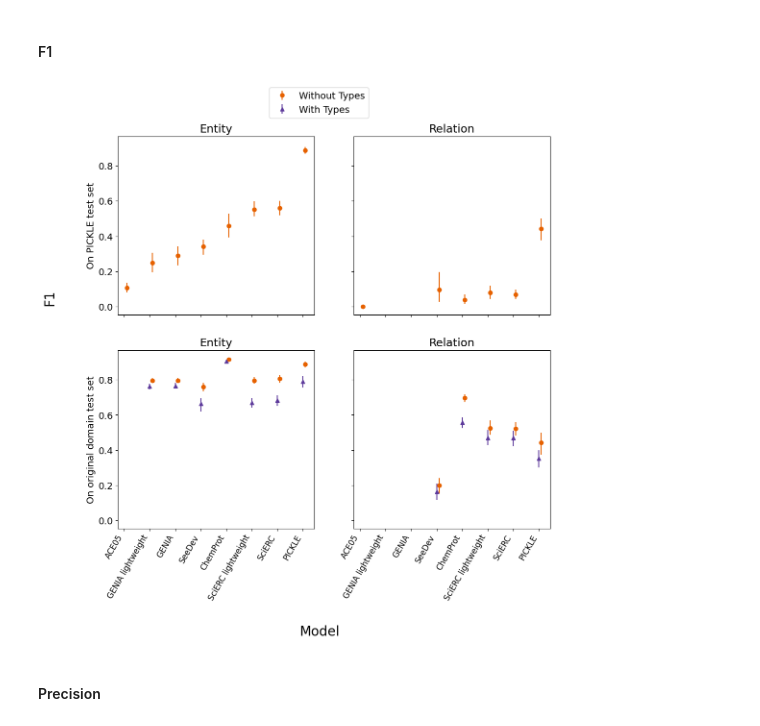
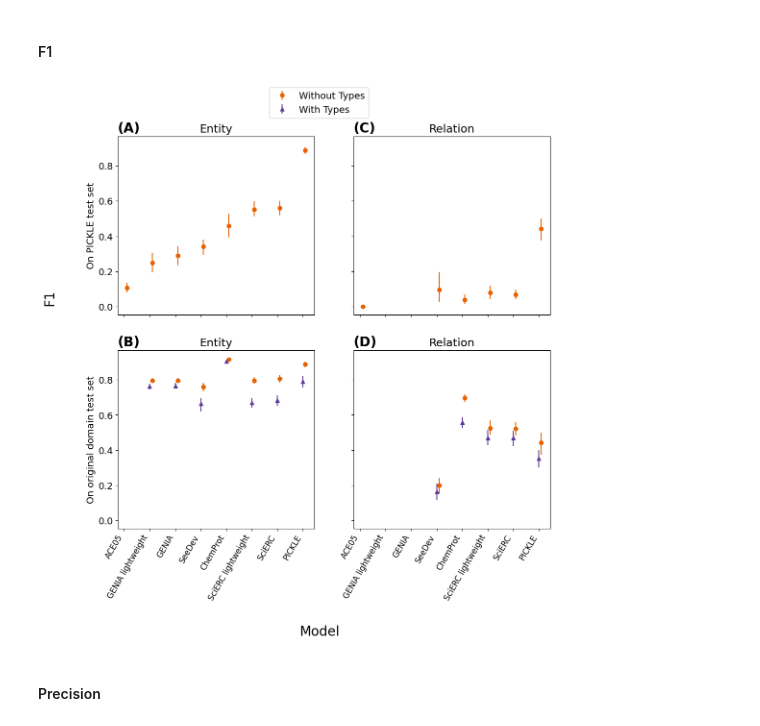
Before and after one commit to ShiuLab/pickle-corpus-code, a Jupyter notebook: jupyter_notebooks/model_performance_figures.ipynb, the cells around one changed output. Drawn from its saved outputs; the diff is of its cells as text; code cells hidden in the pictures.

```diff
--- a/jupyter_notebooks/model_performance_figures.ipynb
+++ b/jupyter_notebooks/model_performance_figures.ipynb
@@ -196,34 +196,38 @@ label_key = {'chemprot': 'ChemProt',
 # %%
 fig, axs = plt.subplots(2, 2, figsize=(12,12), sharex=True, sharey=True)
 
 name_x = [label_key[mod] for mod in dygiepp_no_labels_perf["model"]]
 
 axs[0,0].errorbar(x=dygiepp_no_labels_perf["x"] + 0.1, y=dygiepp_no_labels_perf["ent_F1"], yerr=no_lab_pick_ent_CIs, fmt="o", color='#E66100')
 
 axs[0,1].errorbar(x=dygiepp_no_labels_perf["x"] + 0.1, y=dygiepp_no_labels_perf["rel_F1"], yerr=no_lab_pick_rel_CIs, fmt="o", color='#E66100', label='Without Types')
 
 axs[1,0].errorbar(x=original_dom_no_label_eval_dygiepp_all_df["x"] +0.1, y=original_dom_no_label_eval_dygiepp_all_df["ent_F1"], yerr=no_lab_orig_ent_CIs, fmt="o", color='#E66100', label='Without Types')
 axs[1,0].errorbar(x=original_dom_typed_eval_dygiepp_all_df["x"], y=original_dom_typed_eval_dygiepp_all_df["ent_F1"], yerr=lab_orig_ent_CIs, fmt="^", color='#5D3A9B', label='With Types')
 
 axs[1,1].errorbar(x=original_dom_no_label_eval_dygiepp_all_df["x"] +0.1, y=original_dom_no_label_eval_dygiepp_all_df["rel_F1"], yerr=no_lab_orig_rel_CIs, fmt="o", color='#E66100', label='Without Types')
 axs[1,1].errorbar(x=original_dom_typed_eval_dygiepp_all_df["x"], y=original_dom_typed_eval_dygiepp_all_df["rel_F1"], yerr=lab_orig_rel_CIs, fmt="^", color='#5D3A9B', label='With Types')
 
 axs[1,0].set_xticks(dygiepp_no_labels_perf["x"], name_x, size=12, rotation=60, ha='right')
 axs[1,1].set_xticks(dygiepp_no_labels_perf["x"], name_x, size=12, rotation=60, ha='right')
 axs[0,0].set_title('Entity')
+axs[0,0].set_title('(A)', fontsize='20', fontweight='bold', loc='left')
 axs[0,1].set_title('Relation')
+axs[0,1].set_title('(C)', fontsize='20', fontweight='bold', loc='left')
 axs[1,0].set_title('Entity')
+axs[1,0].set_title('(B)', fontsize='20', fontweight='bold', loc='left')
 axs[1,1].set_title('Relation')
+axs[1,1].set_title('(D)', fontsize='20', fontweight='bold', loc='left')
 axs[0,0].set_ylabel('On PICKLE test set')
 axs[1,0].set_ylabel('On original domain test set')
 axs[1,0].legend(bbox_to_anchor=(1.3,2.5))
 fig.supxlabel('Model', size=20)
 fig.supylabel('F1', y=0.6,  size=20)
 fig.subplots_adjust(bottom=0.2, left=0.15)
 
-plt.savefig('../data/straying_off_topic_data/model_performance/F1_all_model_dot_plot.png', format='png', dpi=600)
+plt.savefig('../data/straying_off_topic_data/final_figures_PICKLE/figure_5.png', format='png', dpi=600)
 # %% [output]
-[figure, old version]
+[figure, new version]
 # %% [markdown]
 #### Precision
 # %%
```
Also changed, not shown: parts of 2 cells of this notebook, 4 other files.
